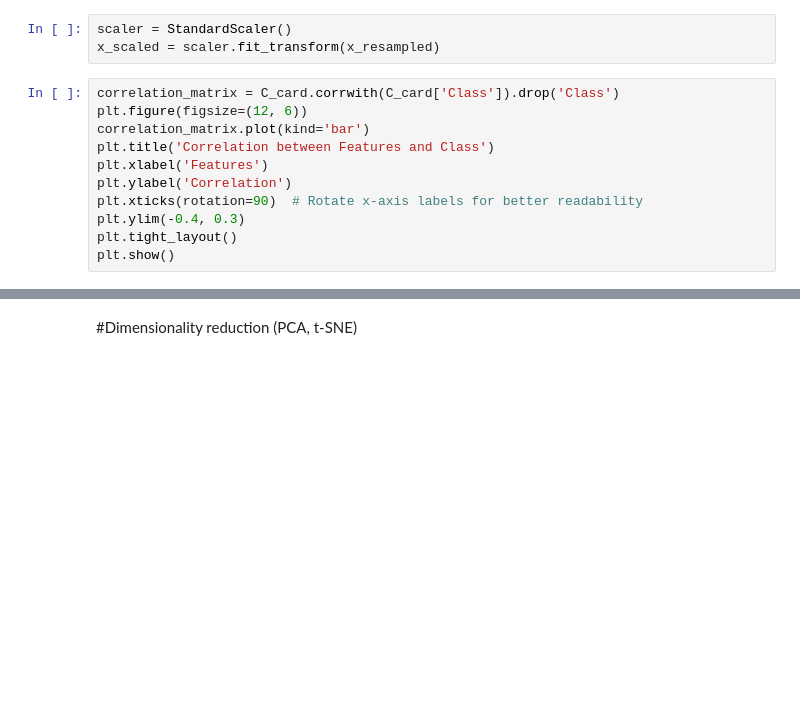
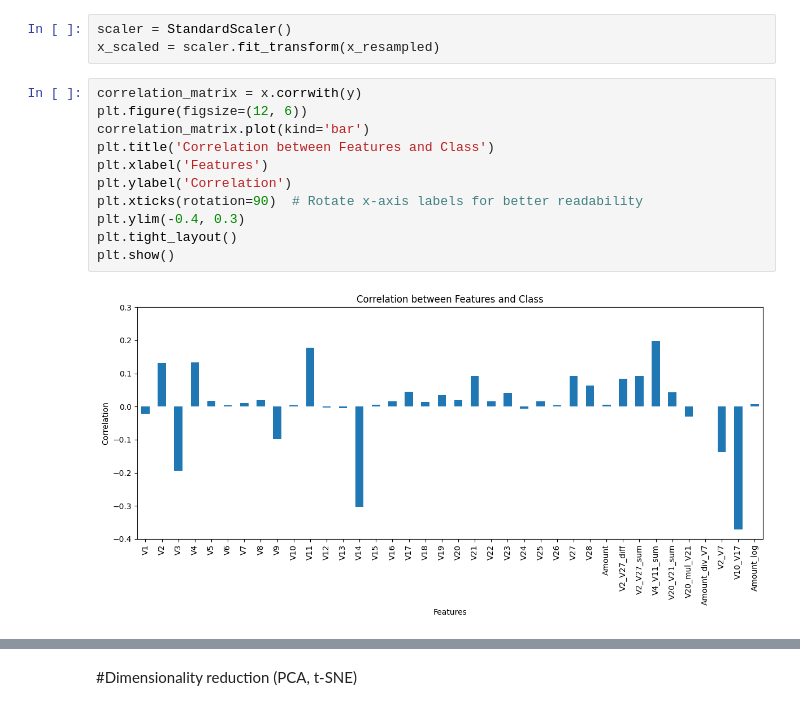
Before and after one commit to Naseem-Ananzeh/Ml2_Final_Project, a Jupyter notebook: ML2_Credit_Card.ipynb, the cells around one changed output, grey strips where cells are left out. Drawn from its saved outputs; the diff is of its cells as text; blank space fills up the shorter version.

```diff
--- a/ML2_Credit_Card.ipynb
+++ b/ML2_Credit_Card.ipynb
@@ -229,13 +191,15 @@ from sklearn.manifold import TSNE
 scaler = StandardScaler()
 x_scaled = scaler.fit_transform(x_resampled)
 # %%
-correlation_matrix = C_card.corrwith(C_card['Class']).drop('Class')
+correlation_matrix = x.corrwith(y)
 plt.figure(figsize=(12, 6))
 correlation_matrix.plot(kind='bar')
 plt.title('Correlation between Features and Class')
 plt.xlabel('Features')
 plt.ylabel('Correlation')
 plt.xticks(rotation=90)  # Rotate x-axis labels for better readability
 plt.ylim(-0.4, 0.3)
 plt.tight_layout()
 plt.show()
+# %% [output]
+[figure, added]
```
Also changed, not shown: parts of 8 cells of this notebook.
